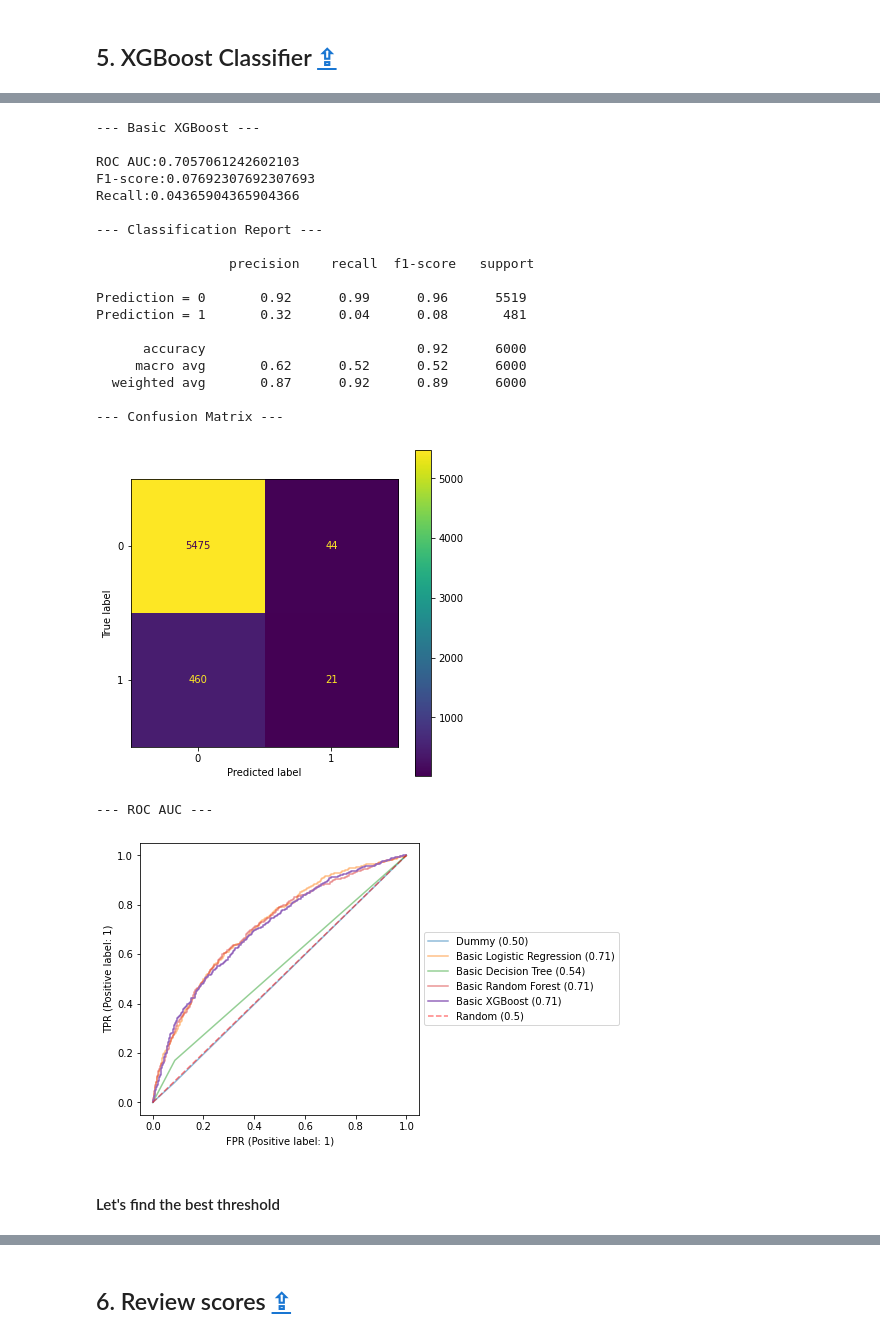
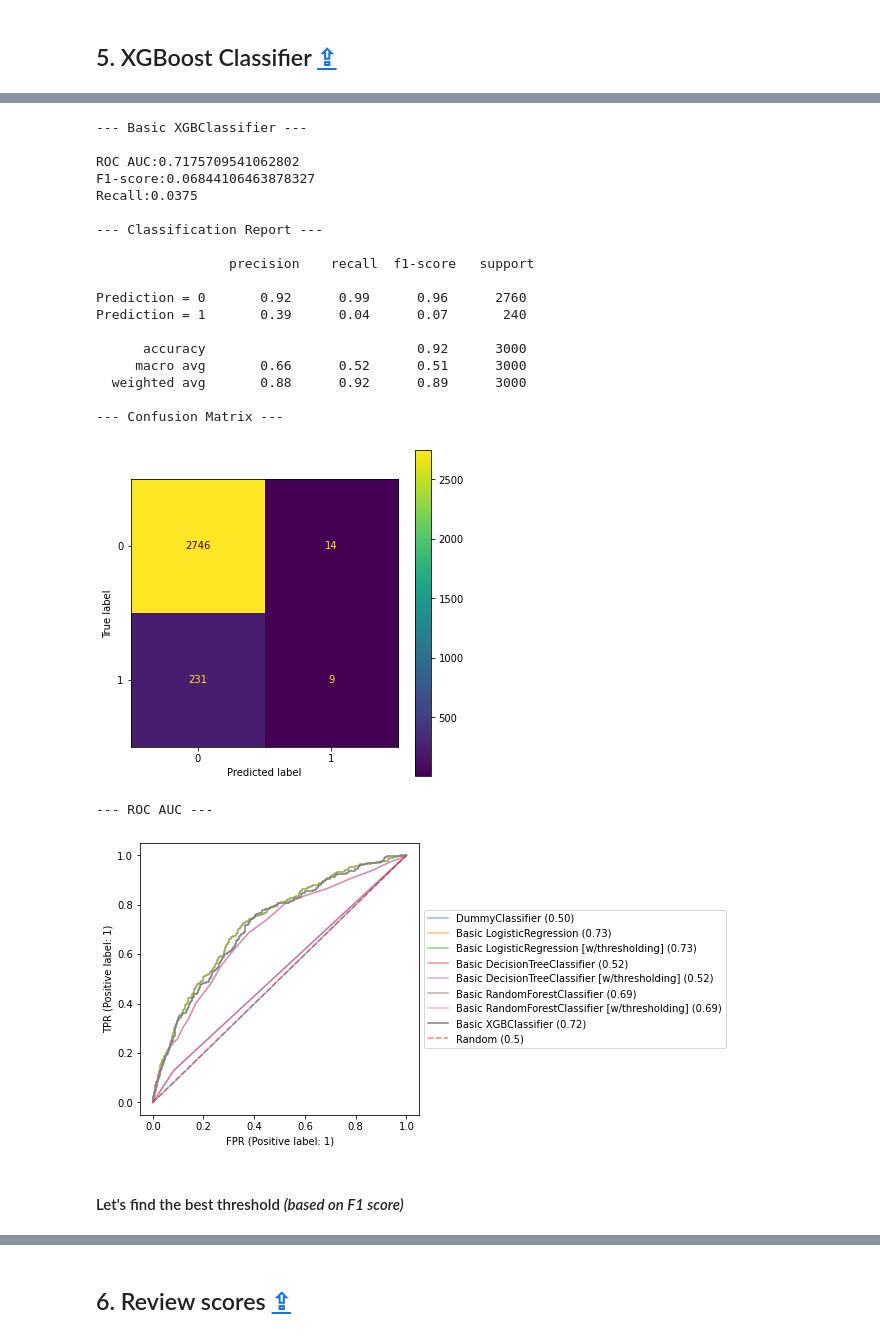
Before and after one commit to Valkea/OC_AI_04, a Jupyter notebook: 02_Scoring.ipynb, the cells around one changed output, grey strips where cells are left out. Cells and saved outputs as stored; diff of their text form; code cells hidden in the pictures.

```diff
--- a/02_Scoring.ipynb
+++ b/02_Scoring.ipynb
@@ -103,7 +101,7 @@ Y_full = data_clean['TARGET']
 X_train_full, X_test, y_train_full, y_test = train_test_split(
                                                 X_full,
                                                 Y_full,
-                                                test_size=0.20,
+                                                test_size=0.10,
                                                 random_state=0,
                                                 stratify=Y_full)
 # %%
@@ -122,8 +120,8 @@ X_train.shape, y_train.shape, X_valid.shape, y_valid.shape, X_test.shape, y_test
 # %%
 from sklearn.preprocessing import LabelEncoder, OneHotEncoder, OrdinalEncoder
 # %%
-oe_targets = [x for x in X_train.select_dtypes(exclude='number').columns if X_train[x].nunique() == 2]
-ohe_targets = [x for x in X_train.select_dtypes(exclude='number').columns if X_train[x].nunique() > 2]
+oe_targets = [x for x in X_train_full.select_dtypes(exclude='number').columns if X_train_full[x].nunique() == 2]
+ohe_targets = [x for x in X_train_full.select_dtypes(exclude='number').columns if X_train_full[x].nunique() > 2]
 # %%
 def fit_labels(data):
     """ Prepare the encoder for the ordinal columns.
@@ -328,20 +310,18 @@ def print_rocauc(y_true, y_pred_dict, figsize=[5,5], ax=None):
 
     return auc_scores
 # %%
-scores = pd.DataFrame(columns=['Method', 'ROC AUC', 'F1 score', 'Accuracy', 'Precision', 'Recall', 'TP', 'TN', 'FP', 'FN', 'Training time', 'Inference time'])
+scores = pd.DataFrame(columns=['Method', 'threshold', 'params', 'ROC AUC', 'F1 score', 'Accuracy', 'Precision', 'Recall', 'TP', 'TN', 'FP', 'FN', 'Training time', 'Inference time'])
 y_preds = {}
 scores_path = 'data/scores.csv'
 scores.to_csv(scores_path, index=False)
 
-import time
+def get_scores(method_name, model, X_ref=None, y_ref=None, param_grid=None, threshold=None, training_time=None, inference_time=None, register=False, simple=False, show_classification=True, show_confusion=True, show_roccurves=True, **others):
 
-def get_scores(method_name, model, X_ref=None, y_ref=None, threshold=None, training_time=None, inference_time=None, register=False, simple=False, show_classification=True, show_confusion=True, show_roccurves=True):
+    if X_ref is None:
+        X_ref = X_valid
 
-    if X_ref==None:
-        X_ref = X_test
-
-    if y_ref==None:
-        y_ref = y_test
+    if y_ref is None:
+        y_ref = y_valid
 
     y_pred, y_pred_proba, inference_time = predict(model, X_ref, threshold)
 
@@ -356,9 +336,10 @@ def get_scores(method_name, model, X_ref=None, y_ref=None, threshold=None, train
 
     # Register score and replace if it already exists
     if register:
+        threshold = threshold if threshold else 0.5
         idx = np.where(scores.Method == method_name)[0]
         idx = idx[0] if idx.size > 0 else len(scores.index)
-        scores.loc[idx] = [method_name, rocauc_value, f1_value, accuracy_value, precision_value, recall_value, TP, TN, FP, FN, training_time, inference_time]
+        scores.loc[idx] = [method_name, threshold, param_grid, rocauc_value, f1_value, accuracy_value, precision_value, recall_value, TP, TN, FP, FN, training_time, inference_time]
 
         scores.to_csv(scores_path, index=False)
 
@@ -821,12 +714,15 @@ Prediction = 1       0.31      0.14      0.19       481
 # %%
 from xgboost import XGBClassifier
 # %%
-clf_xgb = XGBClassifier(
-    # max_depth=6,
-    # min_child_weight=1,
-    objective='binary:logistic', # classification
-    eval_metric='auc', # classification
-    nthread=-1,
-    seed=0,
-    verbosity=1
+param_grid = {
+    'seed':[0],
+    'objective':['binary:logistic'], # classification
+    'eval_metric':['auc'], # classification
+    'nthread':[-1],
+}
+
+grd_xgb = fit_model(
+    XGBClassifier(verbosity=1),
+    param_grid=param_grid,
+    cv = skfold
 )
@@ -839,27 +737,27 @@ tt = time.perf_counter() - t0
 # %%
-get_scores("Basic XGBoost", clf_xgb, training_time=tt, register=True)
+get_scores(f"Basic {get_model_name(grd_xgb['model'])}", **grd_xgb, register=True)
 # %% [output]
---- Basic XGBoost ---
+--- Basic XGBClassifier ---
 
-ROC AUC:0.7057061242602103
-F1-score:0.07692307692307693
-Recall:0.04365904365904366
+ROC AUC:0.7175709541062802
+F1-score:0.06844106463878327
+Recall:0.0375
 
 --- Classification Report ---
 
                  precision    recall  f1-score   support
 
-Prediction = 0       0.92      0.99      0.96      5519
-Prediction = 1       0.32      0.04      0.08       481
+Prediction = 0       0.92      0.99      0.96      2760
+Prediction = 1       0.39      0.04      0.07       240
 
-      accuracy                           0.92      6000
-     macro avg       0.62      0.52      0.52      6000
-  weighted avg       0.87      0.92      0.89      6000
+      accuracy                           0.92      3000
+     macro avg       0.66      0.52      0.51      3000
+  weighted avg       0.88      0.92      0.89      3000
 
 --- Confusion Matrix ---
-[figure, old version]
+[figure, new version]
 --- ROC AUC ---
-[figure, old version]
+[figure, new version]
 # %% [markdown]
-#### Let's find the best threshold
+#### Let's find the best threshold *(based on F1 score)*
 # %%
```
Also changed, not shown: parts of 200 cells of this notebook, 1 other file.
